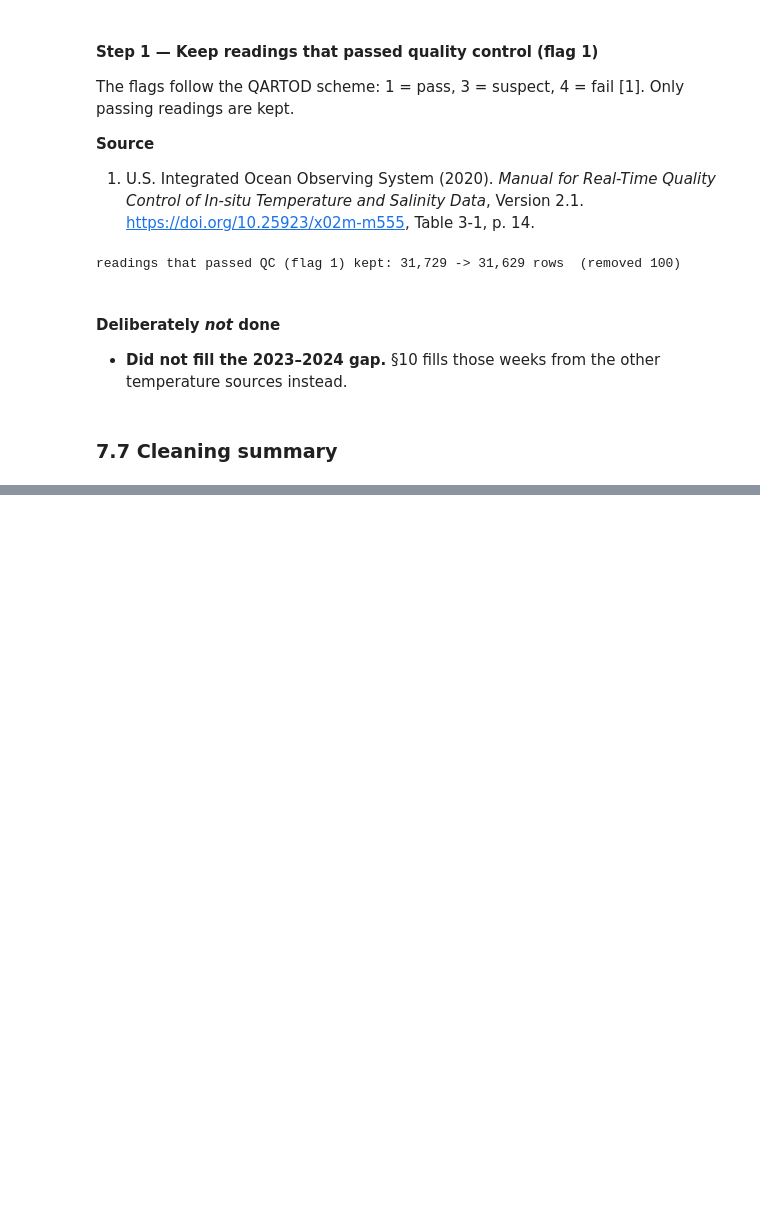
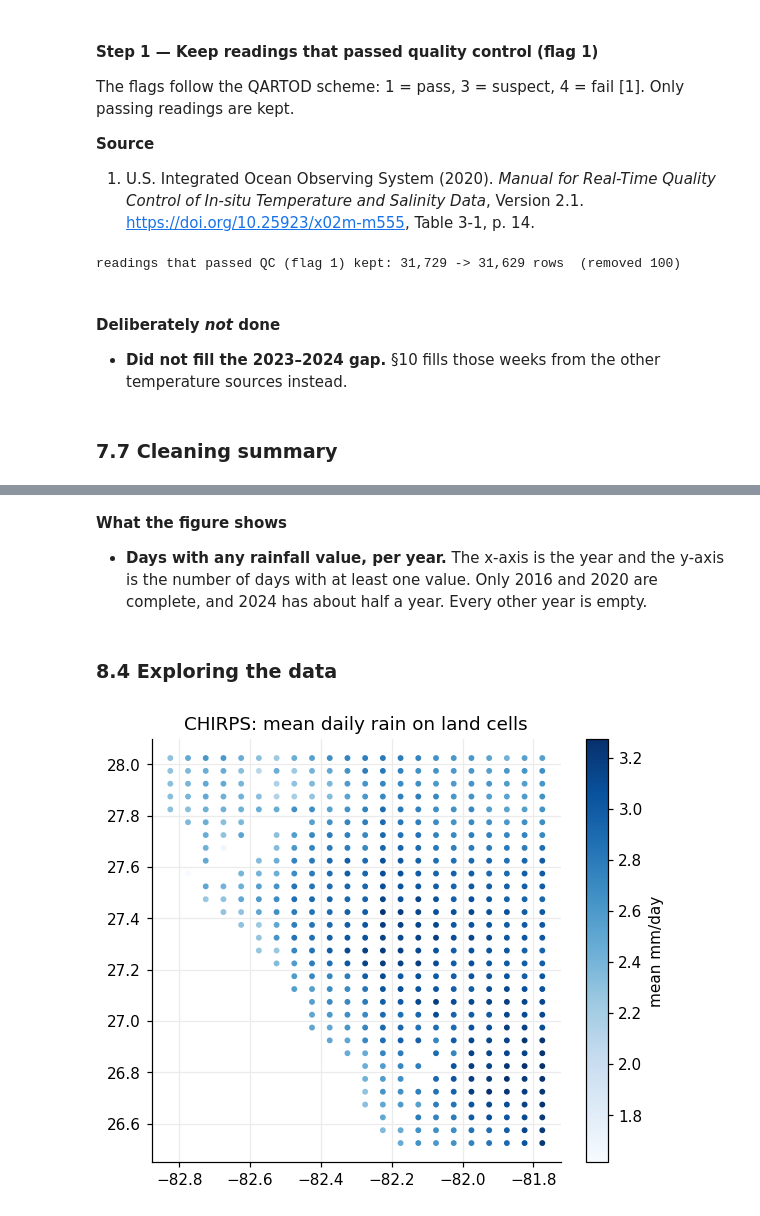
Before and after one commit to Break-Through-Tech/Biointerphase-1A-forecasting-harmful-algal-bloom-risk, a Jupyter notebook: models/notebooks/00_master_eda_and_merge.ipynb, the cells around one changed output, grey strips where cells are left out. Cells and saved outputs as stored; diff of their text form; code cells hidden in the pictures; blank space fills up the shorter version.

```diff
--- a/models/notebooks/00_master_eda_and_merge.ipynb
+++ b/models/notebooks/00_master_eda_and_merge.ipynb
@@ -2056,0 +2122,13 @@ del mote_raw
+# %% [markdown]
+**What the figure shows**
+
+* **Days with any rainfall value, per year.** The x-axis is the year and the y-axis is the number of days with at least one value. Only 2016 and 2020 are complete, and 2024 has about half a year. Every other year is empty.
+# %% [markdown]
+### 8.4 Exploring the data
+# %%
+land = valid.groupby(["latitude", "longitude"])["precip"].mean().reset_index()
+fig, ax = plt.subplots(figsize=(6, 5))
+sc = ax.scatter(land["longitude"], land["latitude"], c=land["precip"], s=8, cmap="Blues")
+plt.colorbar(sc, label="mean mm/day"); ax.set_title("CHIRPS: mean daily rain on land cells"); plt.show()
+# %% [output]
+[figure, added]
```
Also changed, not shown: parts of 13 cells of this notebook, 3 other files.
